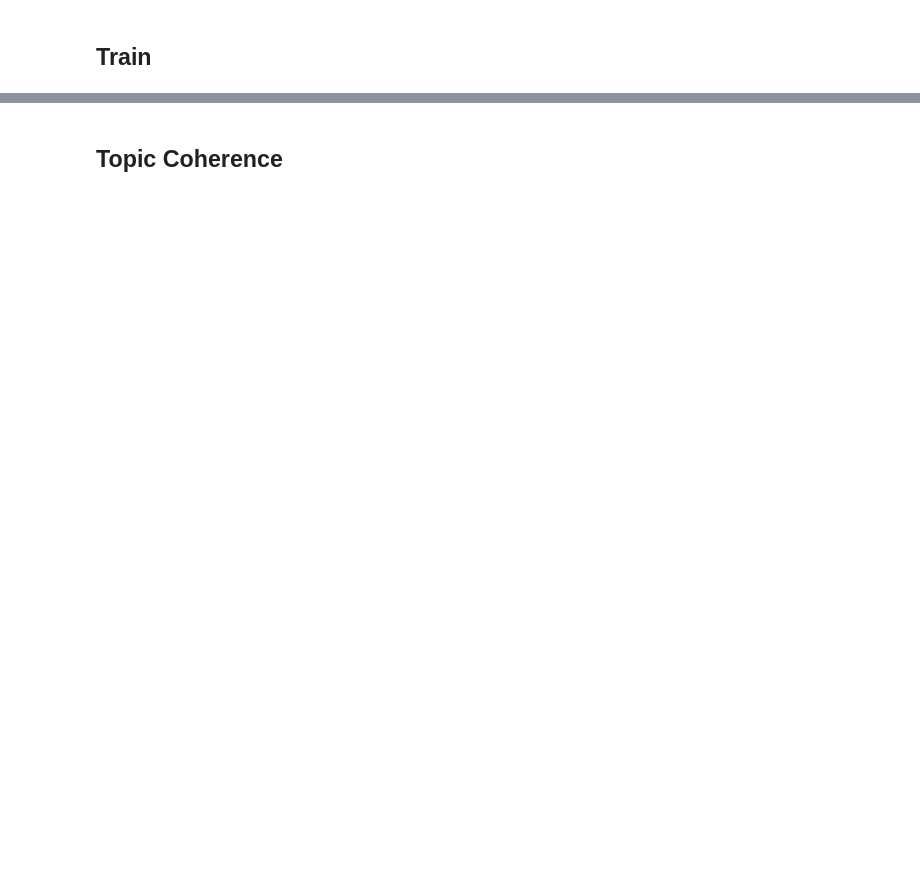
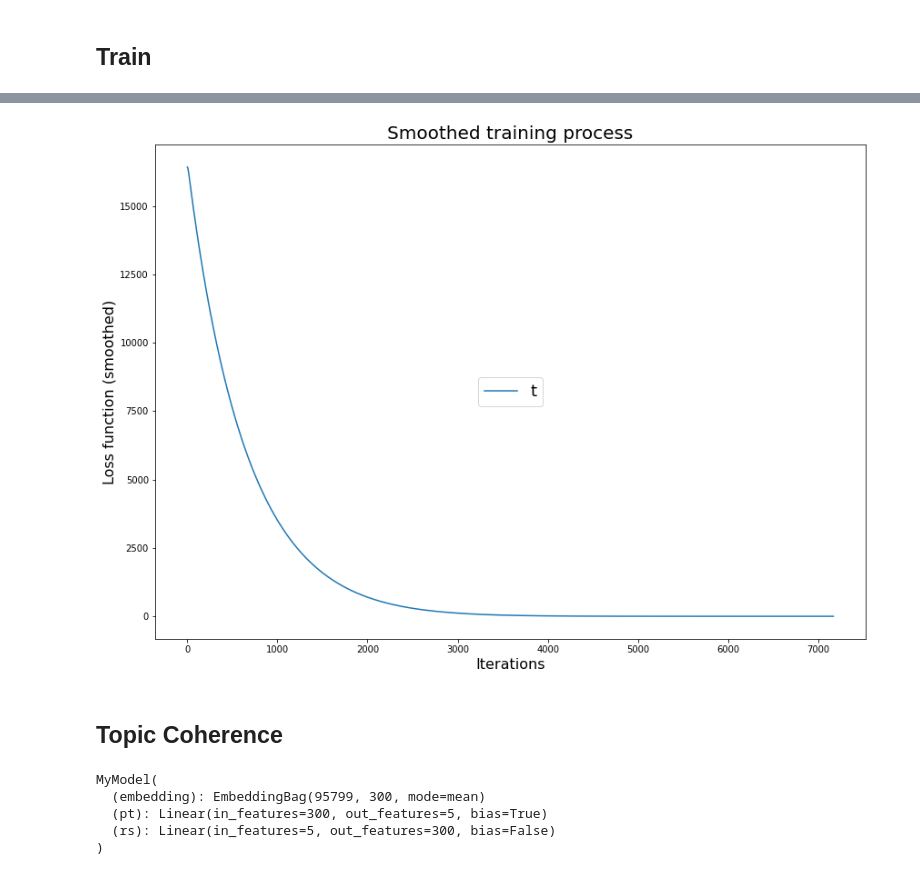
Before and after one commit to flying-bear/kompluxternaya, a Jupyter notebook: new_assignment_9.ipynb, the cells around one changed output, grey strips where cells are left out. Drawn from its saved outputs; the diff is of its cells as text; code cells hidden in the pictures; blank space fills up the shorter version.

Commit message:
trained

```diff
--- a/new_assignment_9.ipynb
+++ b/new_assignment_9.ipynb
@@ -261,8 +261,8 @@ class MyModel(nn.Module):
 # %%
 model = MyModel(vocab_size)
 model = model.to(DEVICE)
-x, emb_x, negs = model(example_batch)
-x.shape
+vecs_rec, vecs_true, negs = model(example_batch)
+vecs_rec.shape
 # %% [output]
 torch.Size([256, 300])
 # %%
@@ -296,7 +294,7 @@ $||A||^2_F = \sum_{i=1}^N\sum_{j=1}^M a_{ij}^2, A \in R^{NxM}$ Frobenius norm
 # %%
 class MyLoss(nn.Module):
-  def init(self, lmbd=0.01):
-    super(MyLoss, self).init()
+  def __init__(self, lmbd=0.01):
+    super(MyLoss, self).__init__()
     self.lmbd = lmbd
 
   def forward(self, vecs_true, negs, vecs_rec, T):
@@ -316,8 +314,8 @@ class MyLoss(nn.Module):
       losses.append(values)
     losses = torch.stack(losses, dim=-1)
     reg_0 = torch.mm(T.permute(1,0), T)
-    reg = (torch.norm(reg_0 - torch.eye(reg_0.shape[0]).to(DEVICE), p='fro')) #self.lmbd
-    return torch.sum(losses) + reg
+    reg = self.lmbd  * (torch.norm(reg_0 - torch.eye(reg_0.shape[0]).to(DEVICE), p='fro')) #
+    return torch.mean(losses) + reg  ## instead of sum I use mean
 # %%
 criterion = MyLoss()
 criterion.to(DEVICE)
@@ -331,5 +327,5 @@ tensor(1.1686e+08, device='cuda:0', grad_fn=<AddBackward0>)
 # %%
-num_epochs = 2
+num_epochs = 10
 optimizer = torch.optim.Adam(model.parameters())
 # %%
 def train_epoch(data_iter, len_iter, n_epoch, model, criterion, optimizer=None):
@@ -340,8 +336,8 @@ def train_epoch(data_iter, len_iter, n_epoch, model, criterion, optimizer=None):
     for batch in data_iter:
         if optimizer:
           optimizer.zero_grad()
-        vec_rec = model.forward(batch)
-        loss = criterion(batch.vecs, batch.negs, vec_rec,list(model.parameters())[-1])
+        vecs_rec, vecs_true, negs = model.forward(batch)
+        loss = criterion(vecs_true, negs, vecs_rec, model.embedding.weight)
         loss.backward()
         if optimizer:
           optimizer.step()
@@ -364,13 +375,23 @@ for epoch in range(num_epochs):
 # %%
 smooth = lambda y: gaussian_filter1d(y, sigma=10)
 
 plt.figure(figsize=(14, 10))
-plt.plot(range(len(total_train_losses)), smooth(total_train_losses), np.array(range(len(total_valid_losses)))*(len(total_train_losses)/len(total_valid_losses)), smooth(total_valid_losses))
-plt.legend(('train loss', 'valid loss by batch'),
+plt.plot(range(len(total_train_losses)), smooth(total_train_losses))
+plt.legend(('train loss'),
            loc='center', prop={'size': 18})
 plt.title('Smoothed training process', fontsize=20)
 plt.xlabel('Iterations', fontsize=16)
 plt.ylabel('Loss function (smoothed)', fontsize=16)
 plt.show()
+# %% [output]
+[figure, added]
 # %% [markdown]
 ## Topic Coherence
+# %%
+model
+# %% [output]
+MyModel(
+  (embedding): EmbeddingBag(95799, 300, mode=mean)
+  (pt): Linear(in_features=300, out_features=5, bias=True)
+  (rs): Linear(in_features=5, out_features=300, bias=False)
+)
```
Also changed, not shown: parts of 14 cells of this notebook.
